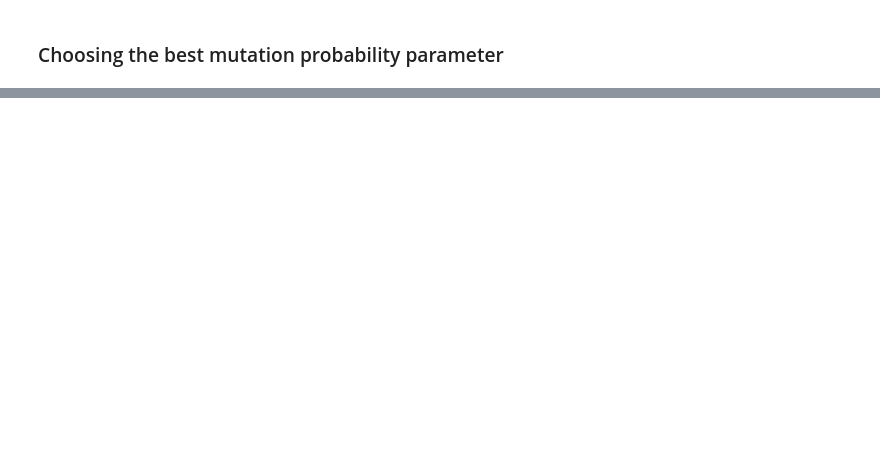
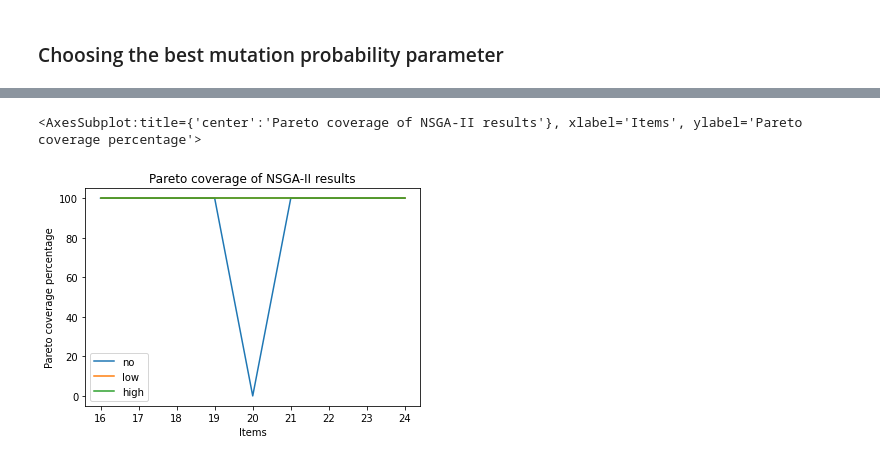
Before and after one commit to Vergenter/mswum, a Jupyter notebook: NSGA2.ipynb, the cells around one changed output, grey strips where cells are left out. Saved outputs shown, nothing was run; the diff lists cells and outputs as text; code cells hidden in the pictures; blank space fills up the shorter version.

```diff
--- a/NSGA2.ipynb
+++ b/NSGA2.ipynb
@@ -480,0 +486,3 @@ df_v_m.plot(title="Result for correlated data / values", xlabel="Mutation probab
+# %%
+df = DataFrame(data=pareto_coverage, columns=correlation_levels, index=item_counts)
+df
@@ -480,0 +500,5 @@ df_v_m.plot(title="Result for correlated data / values", xlabel="Mutation probab
+# %%
+df.plot(title="Pareto coverage of NSGA-II results", xlabel="Items", ylabel="Pareto coverage percentage")
+# %% [output]
+<AxesSubplot:title={'center':'Pareto coverage of NSGA-II results'}, xlabel='Items', ylabel='Pareto coverage percentage'>
+[figure, added]
```
Also changed, not shown: parts of 23 cells of this notebook, 1 other file.
